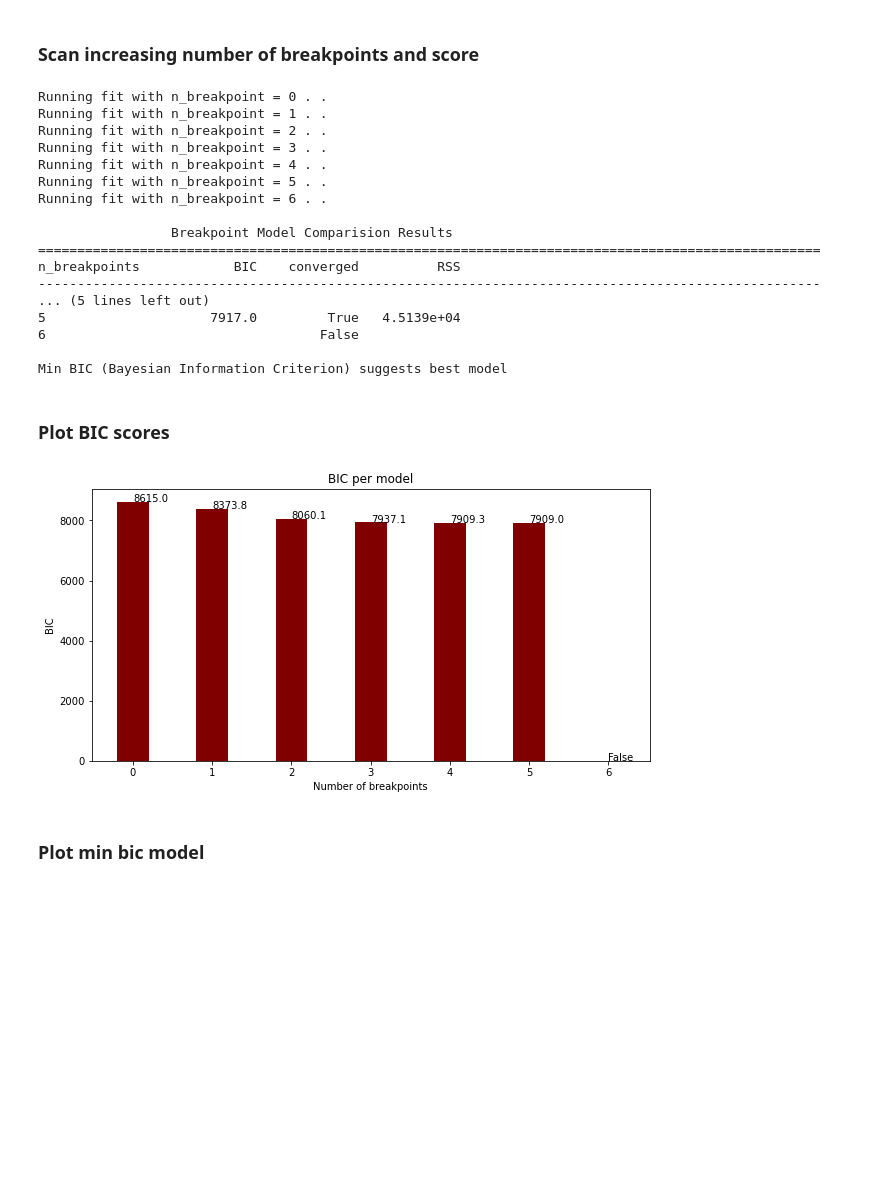
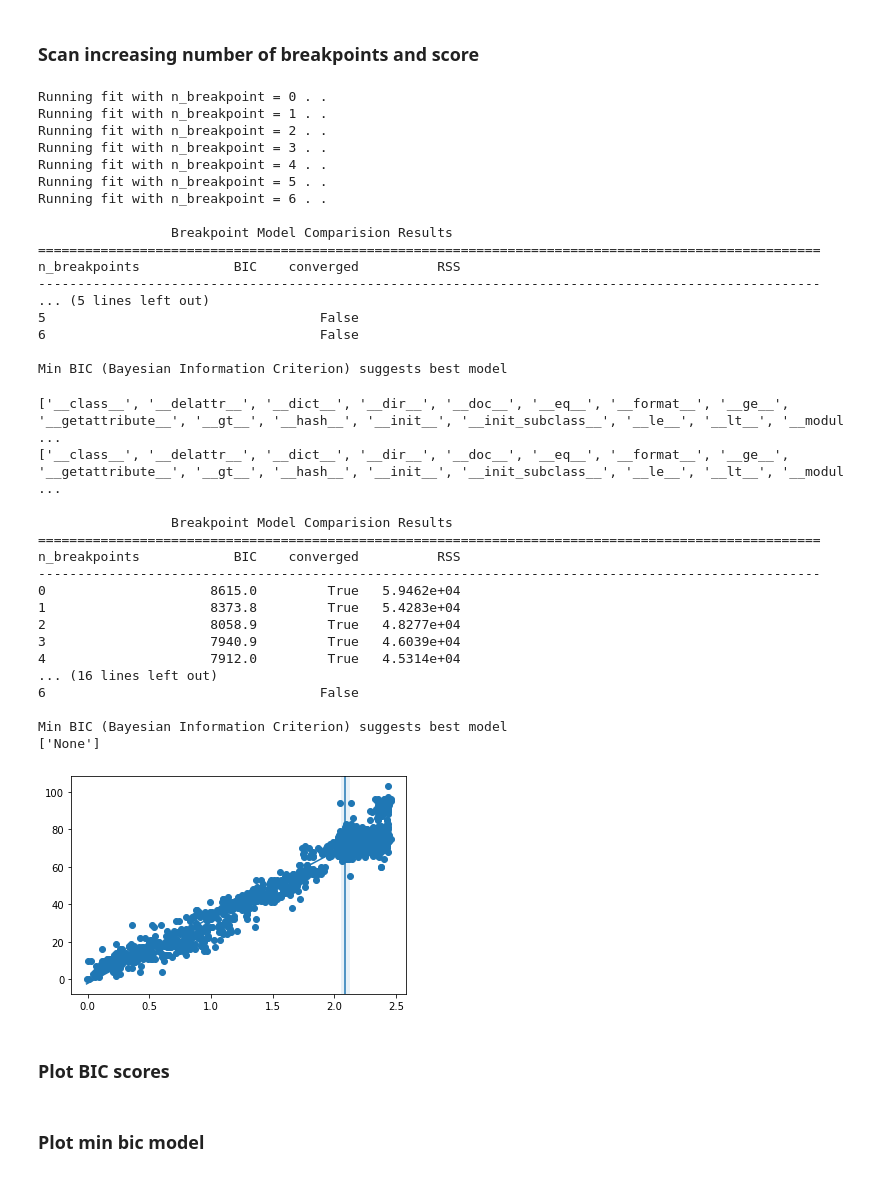
Before and after one commit to aortizsax/viralrateshifts, a Jupyter notebook: rateshifts.ipynb, the cells around one changed output. Drawn from its saved outputs; the diff is of its cells as text; code cells hidden in the pictures; blank space fills up the shorter version.

```diff
--- a/rateshifts.ipynb
+++ b/rateshifts.ipynb
@@ -19,7 +24,7 @@ np.random.seed(1380649)
 ### Load tree
 # %%
 tree = dendropy.Tree.get(
-    path="11-02_nextstrain_ncov_open_global_6m_tree(1).nwk",
+    path="11-02_nextstrain_ncov_open_global_6m_tree.nwk",
     schema="newick",
     )
 pdm = tree.phylogenetic_distance_matrix()
@@ -140,7 +139,7 @@ x = np.array(dates)
 # %% [markdown]
 ### Scan increasing number of breakpoints and score
 # %%
-ms = piecewise_regression.ModelSelection(x, y, max_breakpoints=6, n_boot = 2000)
+ms = piecewise_regression.ModelSelection(x, y, max_breakpoints=6, n_boot = 20)
 # %% [output]
 Running fit with n_breakpoint = 0 . .
 Running fit with n_breakpoint = 1 . .
@@ -155,10 +154,36 @@ Running fit with n_breakpoint = 6 . .
 n_breakpoints            BIC    converged          RSS
 ----------------------------------------------------------------------------------------------------
 ... (5 lines left out)
-5                     7917.0         True   4.5139e+04
+5                                   False
 6                                   False
 
 Min BIC (Bayesian Information Criterion) suggests best model
+# %%
+print(dir(ms))
+print(dir(ms.models[0]))
+
+print(dir(ms.summary()))
+print(ms.summary().__str__().split('\t'))
+ms.models[0].plot()
+# %% [output]
+['__class__', '__delattr__', '__dict__', '__dir__', '__doc__', '__eq__', '__format__', '__ge__', '__getattribute__', '__gt__', '__hash__', '__init__', '__init_subclass__', '__le__', '__lt__', '__modul ...
+['__class__', '__delattr__', '__dict__', '__dir__', '__doc__', '__eq__', '__format__', '__ge__', '__getattribute__', '__gt__', '__hash__', '__init__', '__init_subclass__', '__le__', '__lt__', '__modul ...
+
+                 Breakpoint Model Comparision Results
+====================================================================================================
+n_breakpoints            BIC    converged          RSS
+----------------------------------------------------------------------------------------------------
+0                     8615.0         True   5.9462e+04
+1                     8373.8         True   5.4283e+04
+2                     8058.9         True   4.8277e+04
+3                     7940.9         True   4.6039e+04
+4                     7912.0         True   4.5314e+04
+... (16 lines left out)
+6                                   False
+
+Min BIC (Bayesian Information Criterion) suggests best model
+['None']
+[figure, added]
 # %% [markdown]
 ### Plot BIC scores
 # %%
@@ -184,8 +209,6 @@ addlabels(courses,values)
 plt.ylabel("BIC")
 plt.title("BIC per model")
 plt.show()
-# %% [output]
-[figure, removed]
 # %% [markdown]
 ### Plot min bic model
 # %%
```
Also changed, not shown: parts of 2 cells of this notebook, 4 other files.
